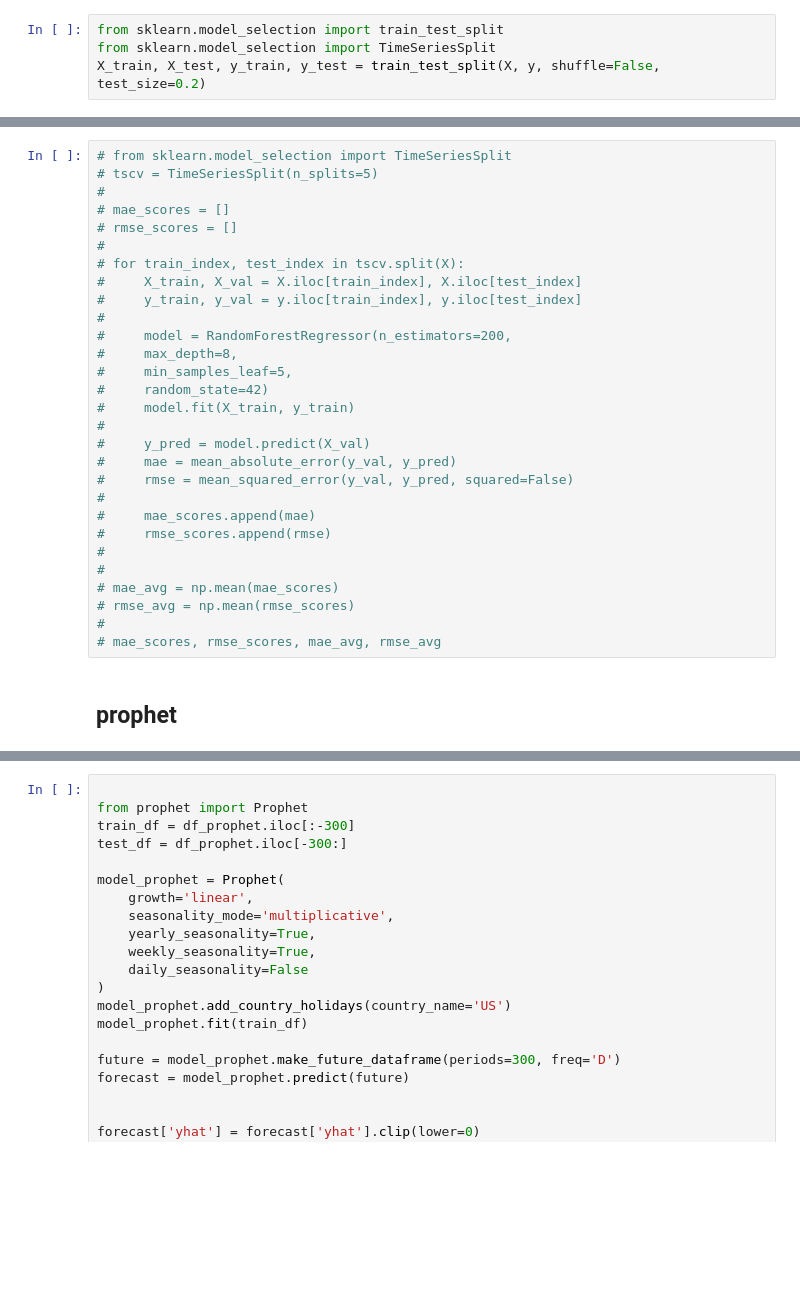
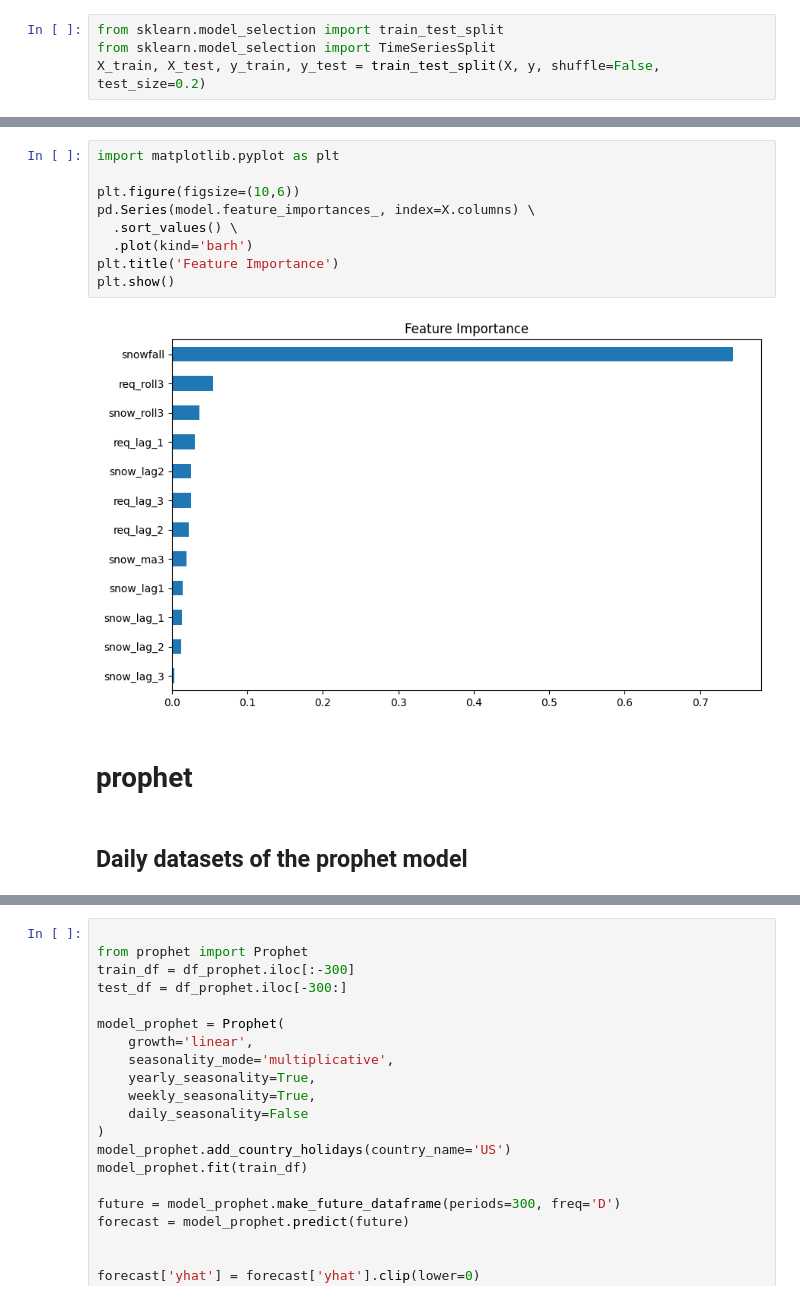
Before and after one commit to alankagiri/Machine_Learning_For_Public_Policy_Adding_Value_Project, a Jupyter notebook: forecast.ipynb, the cells around one changed output, grey strips where cells are left out. Cells and saved outputs as stored; diff of their text form; blank space fills up the shorter version.

```diff
--- a/forecast.ipynb
+++ b/forecast.ipynb
@@ -604,31 +772,15 @@ sMAPE(%): 75.62
-# %%
-# from sklearn.model_selection import TimeSeriesSplit
-# tscv = TimeSeriesSplit(n_splits=5)
-#
-# mae_scores = []
-# rmse_scores = []
-#
-# for train_index, test_index in tscv.split(X):
-#     X_train, X_val = X.iloc[train_index], X.iloc[test_index]
-#     y_train, y_val = y.iloc[train_index], y.iloc[test_index]
-#
-#     model = RandomForestRegressor(n_estimators=200,
-#     max_depth=8,
-#     min_samples_leaf=5,
-#     random_state=42)
-#     model.fit(X_train, y_train)
-#
-#     y_pred = model.predict(X_val)
-#     mae = mean_absolute_error(y_val, y_pred)
-#     rmse = mean_squared_error(y_val, y_pred, squared=False)
-#
-#     mae_scores.append(mae)
-#     rmse_scores.append(rmse)
-#
-#
-# mae_avg = np.mean(mae_scores)
-# rmse_avg = np.mean(rmse_scores)
-#
-# mae_scores, rmse_scores, mae_avg, rmse_avg
+# %%
+import matplotlib.pyplot as plt
+
+plt.figure(figsize=(10,6))
+pd.Series(model.feature_importances_, index=X.columns) \
+  .sort_values() \
+  .plot(kind='barh')
+plt.title('Feature Importance')
+plt.show()
+# %% [output]
+[figure, added]
 # %% [markdown]
-## prophet
+# prophet
+# %% [markdown]
+## Daily datasets of the prophet model
```
Also changed, not shown: parts of 44 cells of this notebook.
